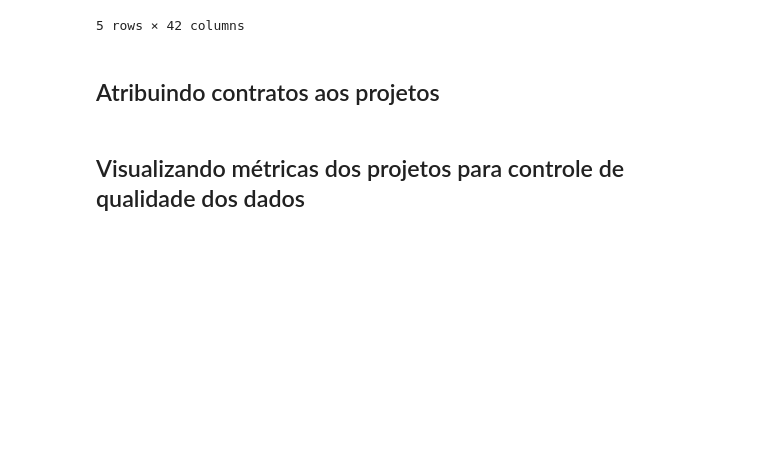
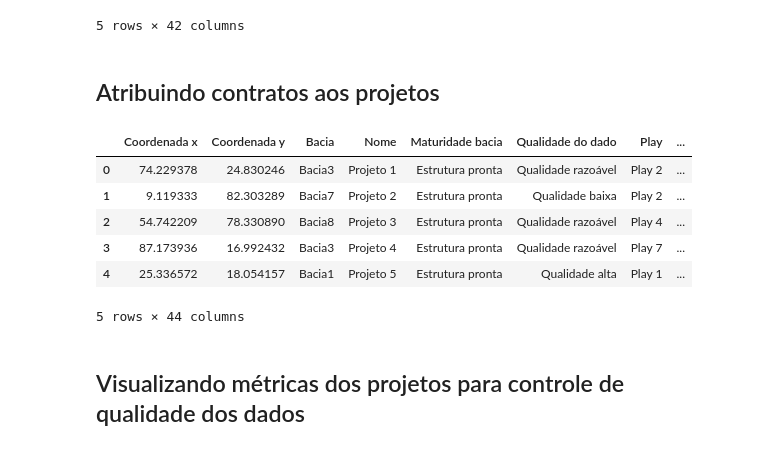
Before and after one commit to joaoweissmann/DRSP-B, a Jupyter notebook: synthetic_instance_generator.ipynb, the cells around one changed output. Saved outputs shown, nothing was run; the diff lists cells and outputs as text; code cells hidden in the pictures; blank space fills up the shorter version.

Commit message:
finalizing the basic generator

```diff
--- a/synthetic_instance_generator.ipynb
+++ b/synthetic_instance_generator.ipynb
@@ -697,5 +699,26 @@ proj_df.head()
 5 rows × 42 columns
 # %% [markdown]
 ## Atribuindo contratos aos projetos
+# %%
+duracao = [1, 2, 3, 4, 5]
+projetos['Início do Contrato'] = []
+projetos['Final do Contrato'] = []
+for i in range(n_projetos):
+    inicio = np.random.randint(0, 365*5)
+    final = inicio + 365*np.random.choice(duracao)
+    projetos['Início do Contrato'].append(copy.copy(inicio))
+    projetos['Final do Contrato'].append(copy.copy(final))
+# %%
+proj_df = pd.DataFrame(projetos)
+# %%
+proj_df.head()
+# %% [output]
+|  | Coordenada x | Coordenada y | Bacia | Nome | Maturidade bacia | Qualidade do dado | Play | ... |
+| 0 | 74.229378 | 24.830246 | Bacia3 | Projeto 1 | Estrutura pronta | Qualidade razoável | Play 2 | ... |
+| 1 | 9.119333 | 82.303289 | Bacia7 | Projeto 2 | Estrutura pronta | Qualidade baixa | Play 2 | ... |
+| 2 | 54.742209 | 78.330890 | Bacia8 | Projeto 3 | Estrutura pronta | Qualidade razoável | Play 4 | ... |
+| 3 | 87.173936 | 16.992432 | Bacia3 | Projeto 4 | Estrutura pronta | Qualidade razoável | Play 7 | ... |
+| 4 | 25.336572 | 18.054157 | Bacia1 | Projeto 5 | Estrutura pronta | Qualidade alta | Play 1 | ... |
+5 rows × 44 columns
 # %% [markdown]
 ## Visualizando métricas dos projetos para controle de qualidade dos dados
```
Also changed, not shown: parts of 18 cells of this notebook.
